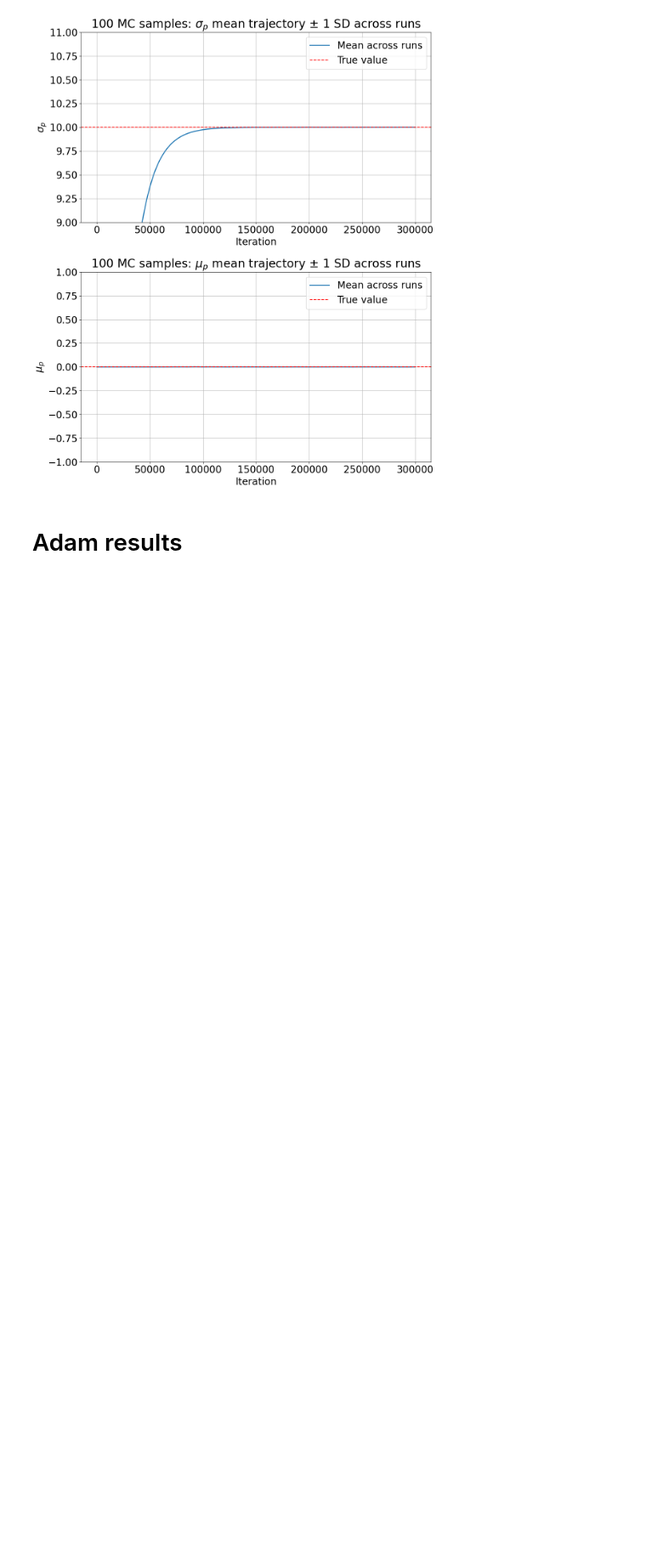
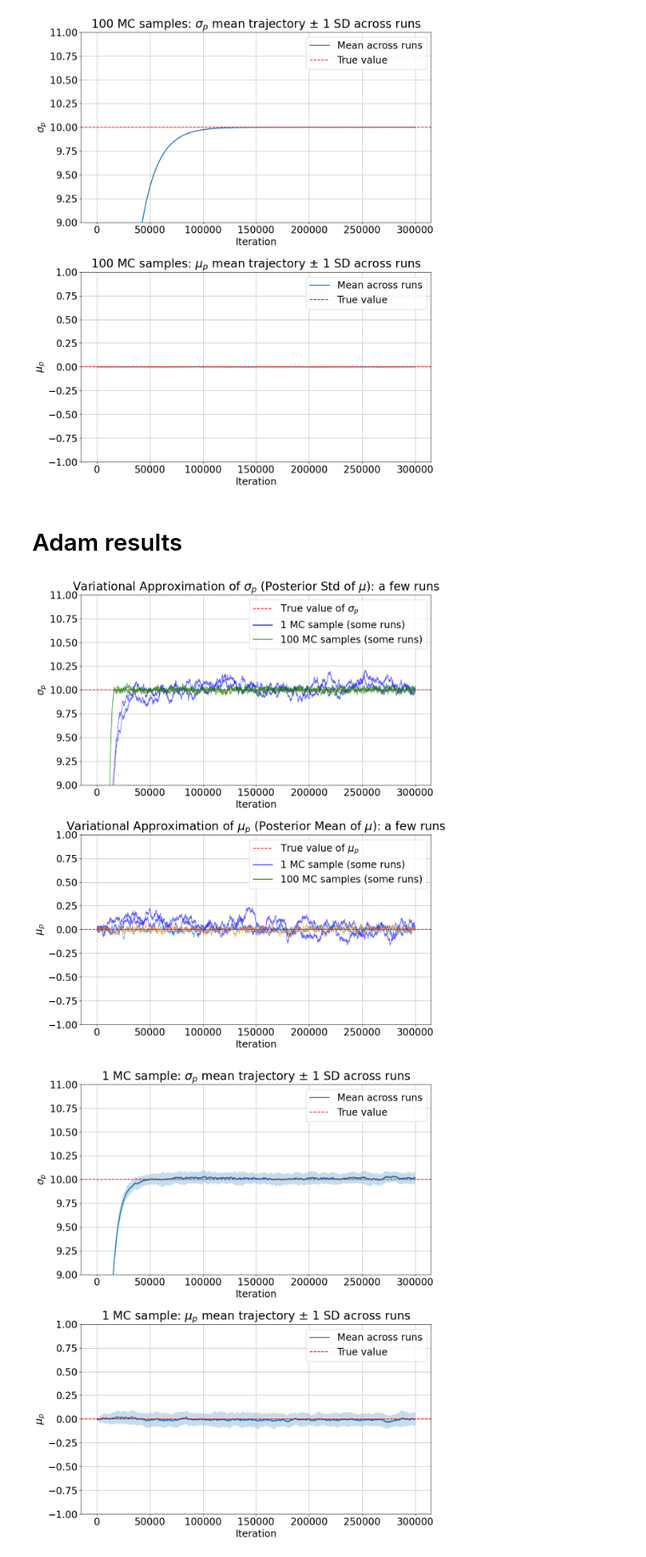
Before and after one commit to madelynandersen/simpleVI, a Jupyter notebook: single_MC/1dgaussian_knownvar/random_restarts/rr_pymc.ipynb, the cells around one changed output. Shown at 85% size. Saved outputs shown, nothing was run; the diff lists cells and outputs as text; code cells hidden in the pictures; blank space fills up the shorter version.

```diff
--- a/single_MC/1dgaussian_knownvar/random_restarts/rr_pymc.ipynb
+++ b/single_MC/1dgaussian_knownvar/random_restarts/rr_pymc.ipynb
@@ -214,10 +234,10 @@ adam_single_means, adam_single_stds = [], []
 adam_multi_means,  adam_multi_stds  = [], []
 
 for single_tracker, multi_tracker in adam_results:
-    adam_single_means.append(single_tracker['mean'])
-    adam_single_stds.append(single_tracker['std'])
-    adam_multi_means.append(multi_tracker['mean'])
-    adam_multi_stds.append(multi_tracker['std'])
+    adam_single_means.append(single_tracker[0])
+    adam_single_stds.append(single_tracker[1])
+    adam_multi_means.append(multi_tracker[0])
+    adam_multi_stds.append(multi_tracker[1])
 
 adam_single_means = np.stack(adam_single_means, axis=0)  # (N, T)
 adam_single_stds  = np.stack(adam_single_stds,  axis=0)  # (N, T)
@@ -305,30 +325,33 @@ plot_mean_band(
 axs[0].set_ylim(sigma_prior - 1, sigma_prior + 1)
 
 plot_mean_band(
     axs[1], x, adam_single_means, mu_prior,
     r'1 MC sample: $\mu_p$ mean trajectory $\pm$ 1 SD across runs',
     r'$\mu_p$'
 )
 axs[1].set_ylim(mu_prior - 1, mu_prior + 1)
 
 plt.tight_layout()
 plt.show()
 
 # 100 MC samples: mean ± sd across runs
 fig, axs = plt.subplots(2, 1, figsize=(12, 14))
 plot_mean_band(
     axs[0], x, adam_multi_stds, sigma_prior,
     r'100 MC samples: $\sigma_p$ mean trajectory $\pm$ 1 SD across runs',
     r'$\sigma_p$'
 )
 axs[0].set_ylim(sigma_prior - 1, sigma_prior + 1)
 
 plot_mean_band(
     axs[1], x, adam_multi_means, mu_prior,
     r'100 MC samples: $\mu_p$ mean trajectory $\pm$ 1 SD across runs',
     r'$\mu_p$'
 )
 axs[1].set_ylim(mu_prior - 1, mu_prior + 1)
 
 plt.tight_layout()
 plt.show()
+# %% [output]
+[figure, added]
+[figure, added]
```
Also changed, not shown: parts of 4 cells of this notebook, 10 other files.
